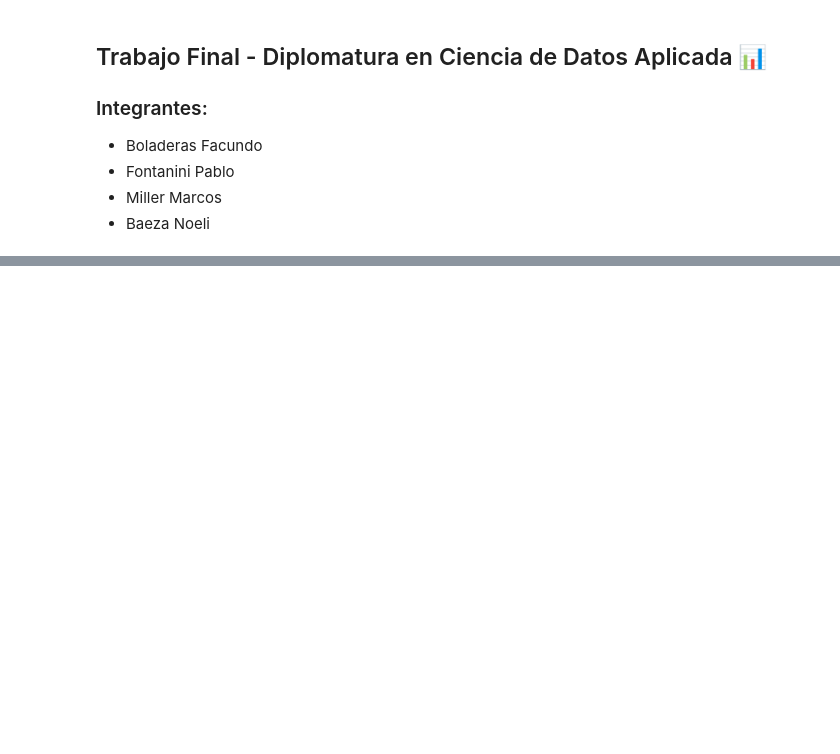
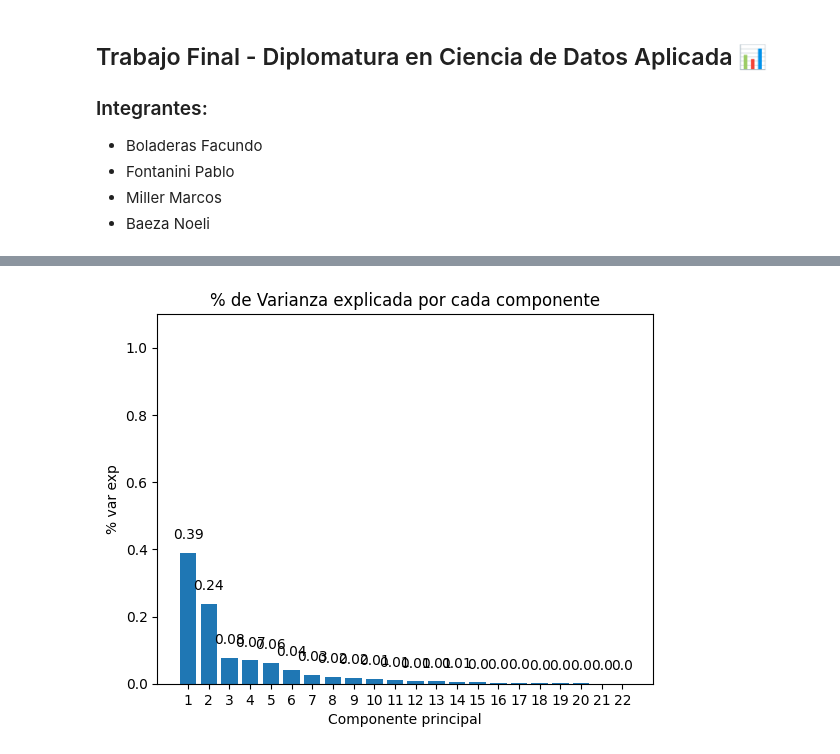
Before and after one commit to noelibaeza/FINAL_DIPLOMATURA, a Jupyter notebook: trabajo_final.ipynb, the cells around one changed output, grey strips where cells are left out. Saved outputs shown, nothing was run; the diff lists cells and outputs as text; code cells hidden in the pictures; blank space fills up the shorter version.

```diff
--- a/trabajo_final.ipynb
+++ b/trabajo_final.ipynb
@@ -37,0 +289,9 @@ df.dtypes
+# %%
+scaler = StandardScaler()
+df_cuantitativo = pd.DataFrame(
+    scaler.fit_transform(df_cuantitativo),
+    columns=df_cuantitativo.columns
+)
+# %%
+pca = PCA(whiten=True)
+pca.fit(df_cuantitativo)
@@ -37,0 +329,29 @@ df.dtypes
+# %%
+def varianza_explicada(df):
+  var_explained = pca.explained_variance_ratio_
+
+  fig, ax = plt.subplots()
+  ax.bar(
+      x = np.arange(pca.n_components_) + 1,
+      height = var_explained
+  )
+
+  for x, y in zip(np.arange(len(df.columns)) + 1, var_explained):
+      label = round(y, 2)
+      ax.annotate(
+          label,
+          (x,y),
+          textcoords="offset points",
+          xytext=(0,10),
+          ha='center'
+      )
+
+  ax.set_xticks(np.arange(pca.n_components_) + 1)
+  ax.set_ylim(0,1.1)
+  ax.set_title("% de Varianza explicada por cada componente")
+  ax.set_xlabel("Componente principal")
+  ax.set_ylabel("% var exp")
+# %%
+varianza_explicada(df_cuantitativo)
+# %% [output]
+[figure, added]
```
Also changed, not shown: parts of 36 cells of this notebook.
